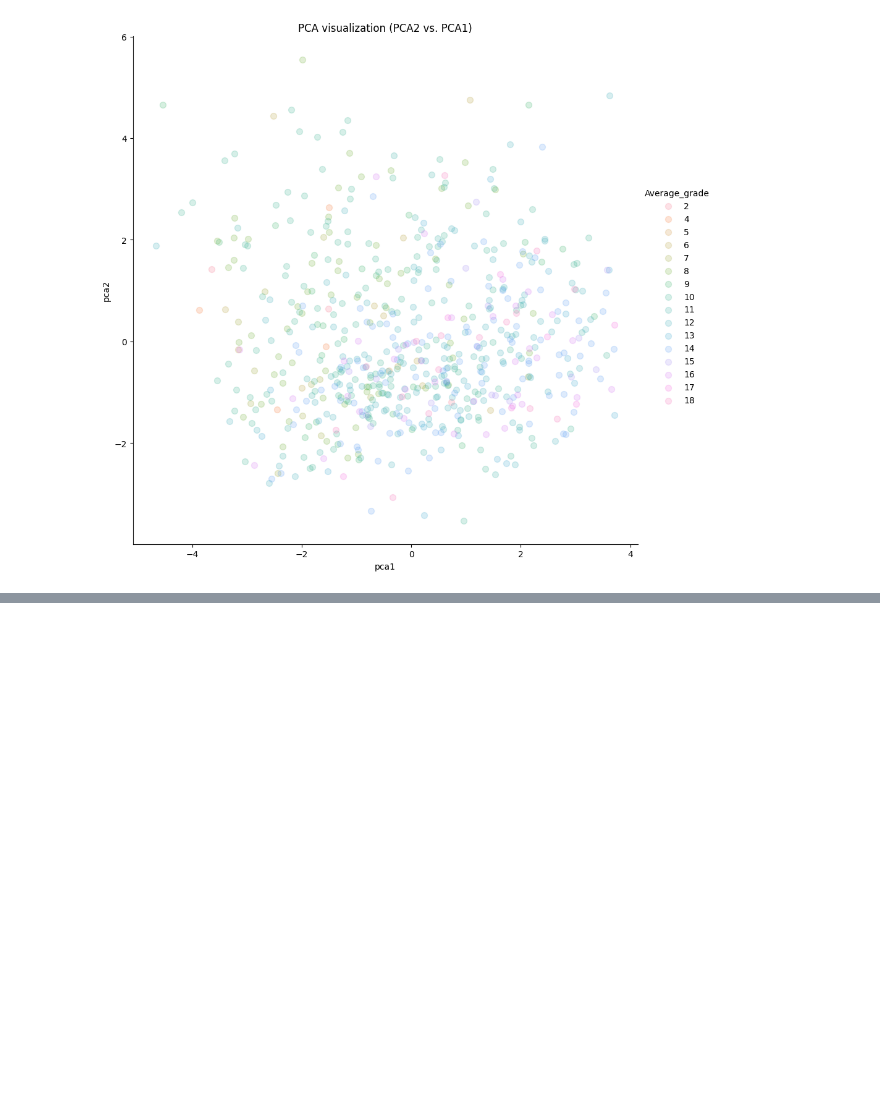
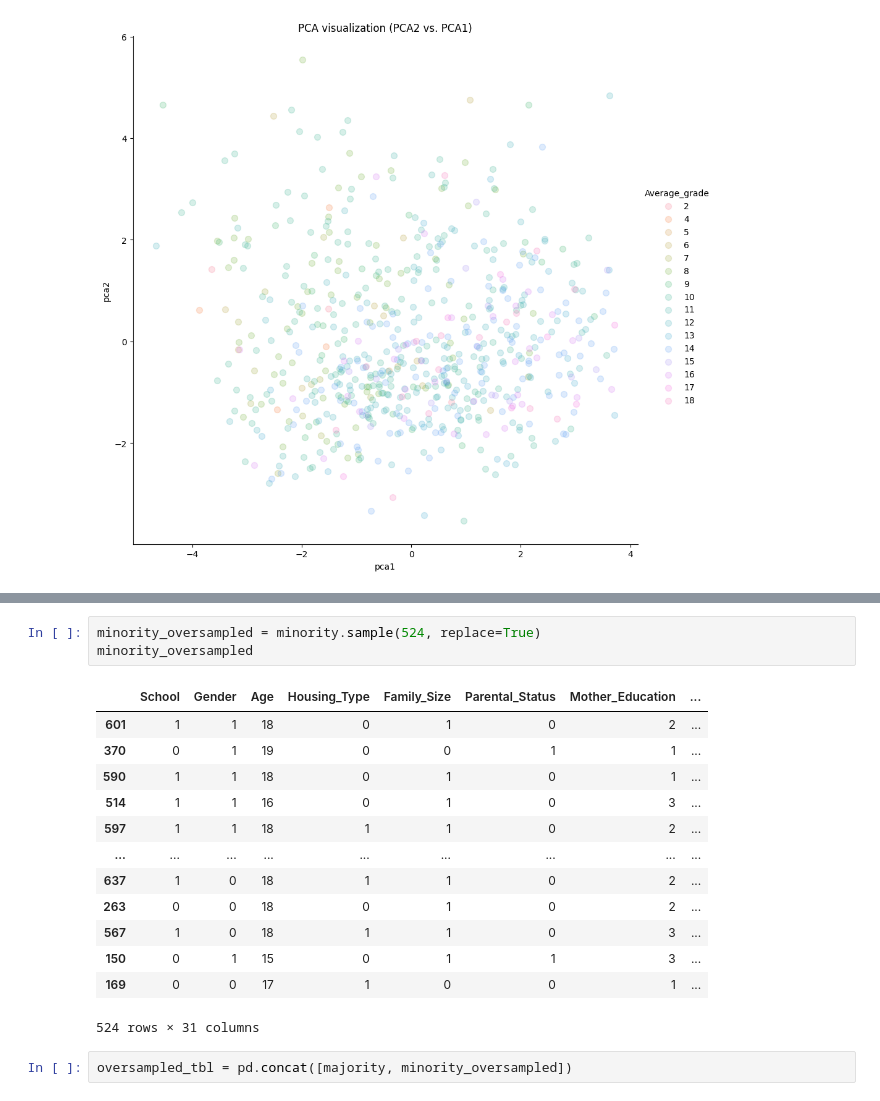
Before and after one commit to cmcswain/dfproj-fa24, a Jupyter notebook: dfproject.ipynb, the cells around one changed output, grey strips where cells are left out. Drawn from its saved outputs; the diff is of its cells as text; blank space fills up the shorter version.

```diff
--- a/dfproject.ipynb
+++ b/dfproject.ipynb
@@ -216,0 +297,19 @@ We attempted PCA, but there was no clear pattern in our scatterplot of PCA1 vs P
+# %%
+minority_oversampled = minority.sample(524, replace=True)
+minority_oversampled
+# %% [output]
+|  | School | Gender | Age | Housing_Type | Family_Size | Parental_Status | Mother_Education | ... |
+| 601 | 1 | 1 | 18 | 0 | 1 | 0 | 2 | ... |
+| 370 | 0 | 1 | 19 | 0 | 0 | 1 | 1 | ... |
+| 590 | 1 | 1 | 18 | 0 | 1 | 0 | 1 | ... |
+| 514 | 1 | 1 | 16 | 0 | 1 | 0 | 3 | ... |
+| 597 | 1 | 1 | 18 | 1 | 1 | 0 | 2 | ... |
+| ... | ... | ... | ... | ... | ... | ... | ... | ... |
+| 637 | 1 | 0 | 18 | 1 | 1 | 0 | 2 | ... |
+| 263 | 0 | 0 | 18 | 0 | 1 | 0 | 2 | ... |
+| 567 | 1 | 0 | 18 | 1 | 1 | 0 | 3 | ... |
+| 150 | 0 | 1 | 15 | 0 | 1 | 1 | 3 | ... |
+| 169 | 0 | 0 | 17 | 1 | 0 | 0 | 1 | ... |
+524 rows × 31 columns
+# %%
+oversampled_tbl = pd.concat([majority, minority_oversampled])
```
Also changed, not shown: parts of 16 cells of this notebook.
